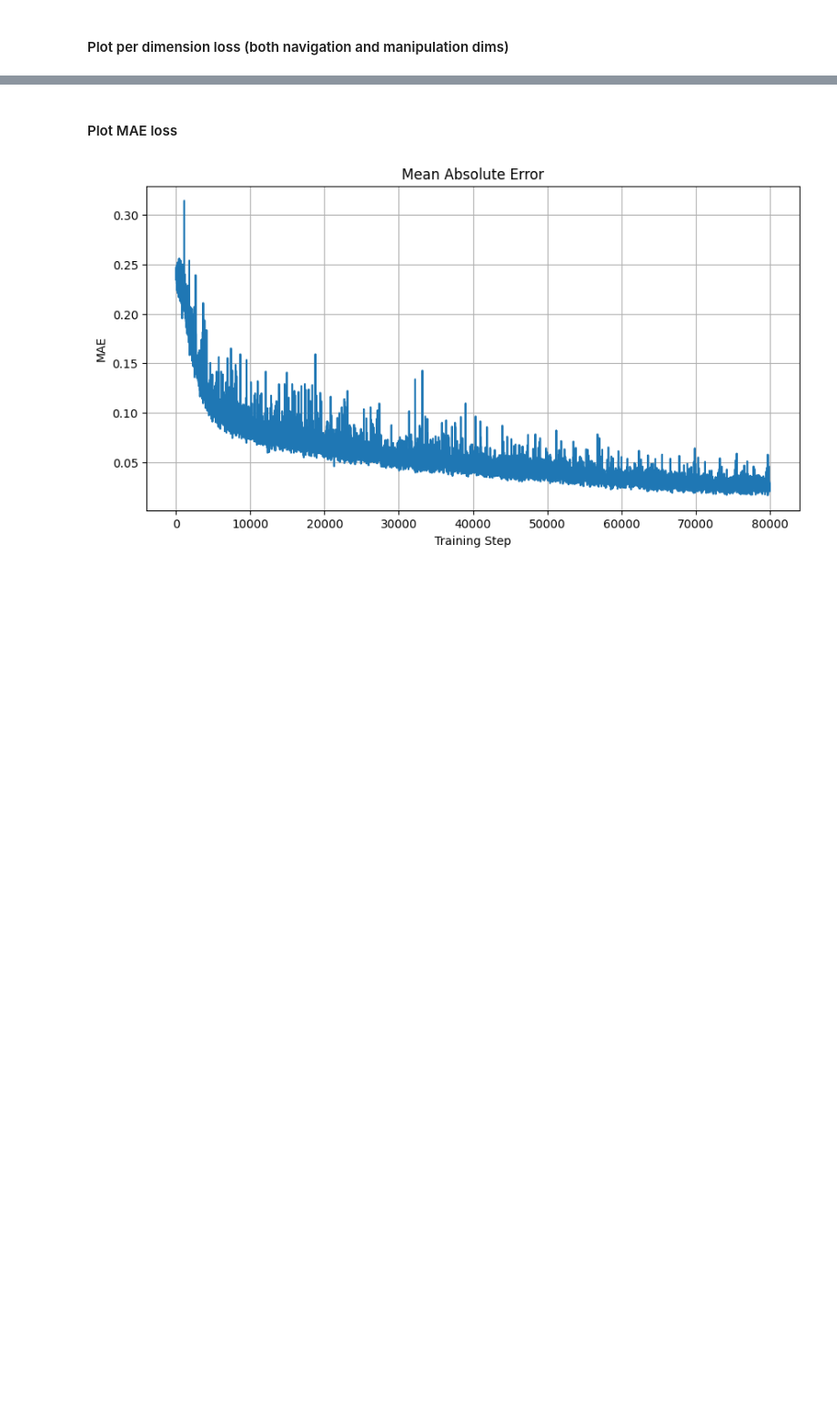
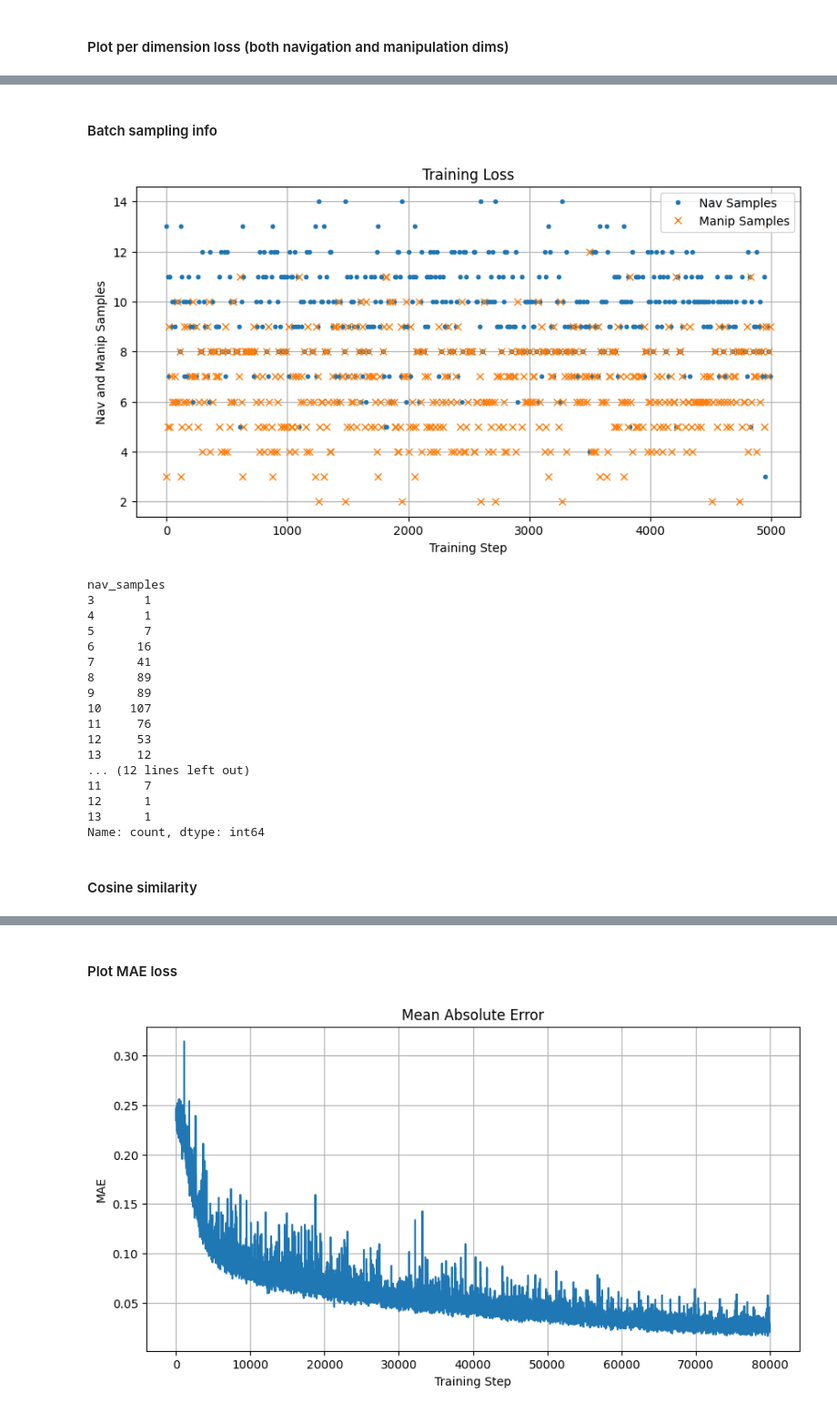
Before and after one commit to MCNeutron/imperial-irp-AeroGrasp, a Jupyter notebook: AeroGraspVLA/plot_training_metric.ipynb, the cells around one changed output, grey strips where cells are left out. Shown at 91% size. Saved outputs shown, nothing was run; the diff lists cells and outputs as text; code cells hidden in the pictures; blank space fills up the shorter version.

```diff
--- a/AeroGraspVLA/plot_training_metric.ipynb
+++ b/AeroGraspVLA/plot_training_metric.ipynb
@@ -156,0 +206,40 @@ plt.show()
+# %% [markdown]
+#### Batch sampling info
+# %%
+plt.figure()
+
+plt.plot(df["step"], df["nav_samples"], '.', label="Nav Samples")
+plt.plot(df["step"], df["manip_samples"], 'x', label="Manip Samples")
+
+plt.xlabel("Training Step")
+plt.ylabel("Nav and Manip Samples")
+plt.title("Training Loss")
+
+plt.legend()
+plt.grid(True)
+
+plt.show()
+
+print(df["nav_samples"].value_counts().sort_index())
+print(df["manip_samples"].value_counts().sort_index())
+# %% [output]
+[figure, added]
+nav_samples
+3       1
+4       1
+5       7
+6      16
+7      41
+8      89
+9      89
+10    107
+11     76
+12     53
+13     12
+... (12 lines left out)
+11      7
+12      1
+13      1
+Name: count, dtype: int64
+# %% [markdown]
+#### Cosine similarity
```
Also changed, not shown: parts of 9 cells of this notebook, 12 other files.
